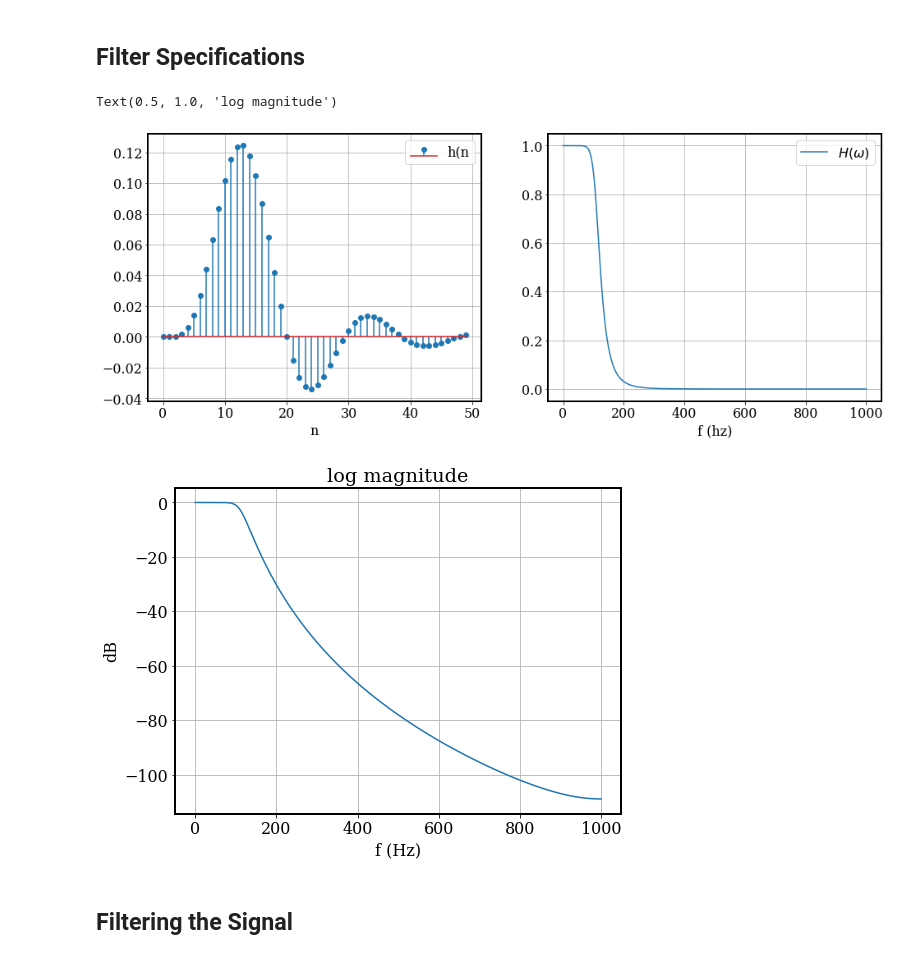
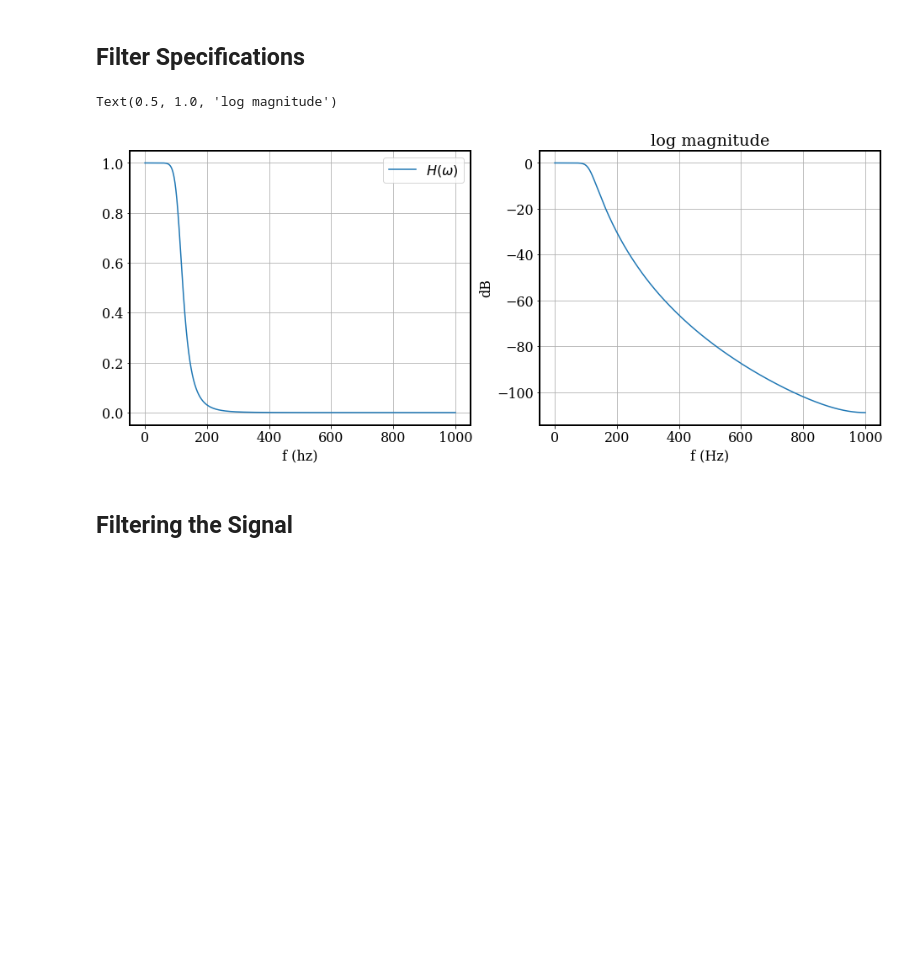
Before and after one commit to moisesoliveira08/Digital-Signal-Processing---UFCG, a Jupyter notebook: IIR.ipynb, the cells around one changed output. Cells and saved outputs as stored; diff of their text form; code cells hidden in the pictures; blank space fills up the shorter version.

```diff
--- a/IIR.ipynb
+++ b/IIR.ipynb
@@ -55,51 +55,42 @@ wp = Omega_p*T
 
 delta1 = 1 #dB ## maximum attneuation in the pass band
 delta2 = 60 #dB ## mimimum attenuation in the stop band
 atp = 10**(-delta1/20)
 ats = 10**(-delta2/20)
 
 order = np.log10((1/atp**2 - 1)/(1/ats**2 - 1))*1/(2*np.log10(Omega_p/Omega_s)) ## calculating the order of the filter
 N = int(order) + 1 ## ther order must be an integer
 Omega_c = wp*((1/atp**2 - 1)**(-0.5/N)) ## calculating Omega_c with the integer value of N
 
 Hc = butter(N, Omega_c, btype = 'low',analog = 'True', output = 'ba') ## returning the transfer function of the continuous time Butterworth filter
 Apart = residue(Hc[0], Hc[1]) ##  partial fraction expansion
 Ak = Apart[0] ## numerators of the partial fraction expansion
 sk = Apart[1] ## poles of the transfer function
 
-n = np.arange(50)
-hn = h(n, Ak, sk) ## h(n), impulse response of the discrete time filter by impulse invariance
-
 freq = np.linspace(0, np.pi, 1000)
 Hw = H(Ak, sk, freq) ## impulse response of the discrete time filter in the frequency domain by impulse invariance
 
 font = {'family' : 'serif',
         'weight' : 'normal',
         'size'   : 16}
 plt.rc('font', **font)
 plt.rc('axes', linewidth=2)
 
-figure, ax = plt.subplots(1, 2, figsize = (16, 6))
-ax[0].stem(n, hn, label = 'h(n')
+figure, ax = plt.subplots(1,2,figsize = (16, 6))
+
+ax[0].plot(freq/(2*np.pi*T), abs(Hw), label = '$H(\omega)$')
 ax[0].grid(True)
-ax[0].set_xlabel('n')
+ax[0].set_xlabel('f (hz)')
 ax[0].legend(loc = 'upper right')
 
-ax[1].plot(freq/(2*np.pi*T), abs(Hw), label = '$H(\omega)$')
+ax[1].plot(freq/(2*pi*T), 20*np.log10(abs(Hw)))
 ax[1].grid(True)
-ax[1].set_xlabel('f (hz)')
-ax[1].legend(loc = 'upper right')
-
-figure = plt.figure(figsize = (8,6))
-plt.plot(freq/(2*pi*T), 20*np.log10(abs(Hw)))
-plt.grid(True)
-plt.xlabel('f (Hz)')
-plt.ylabel('dB')
-plt.title('log magnitude')
+ax[1].set_xlabel('f (Hz)')
+ax[1].set_ylabel('dB')
+ax[1].set_title('log magnitude')
 # %% [output]
 Text(0.5, 1.0, 'log magnitude')
-[figure, old version]
+[figure, new version]
-[figure, removed]
 # %% [markdown]
 ## Filtering the Signal
 # %%
```
Also changed, not shown: parts of 1 cell of this notebook, 2 other files.
